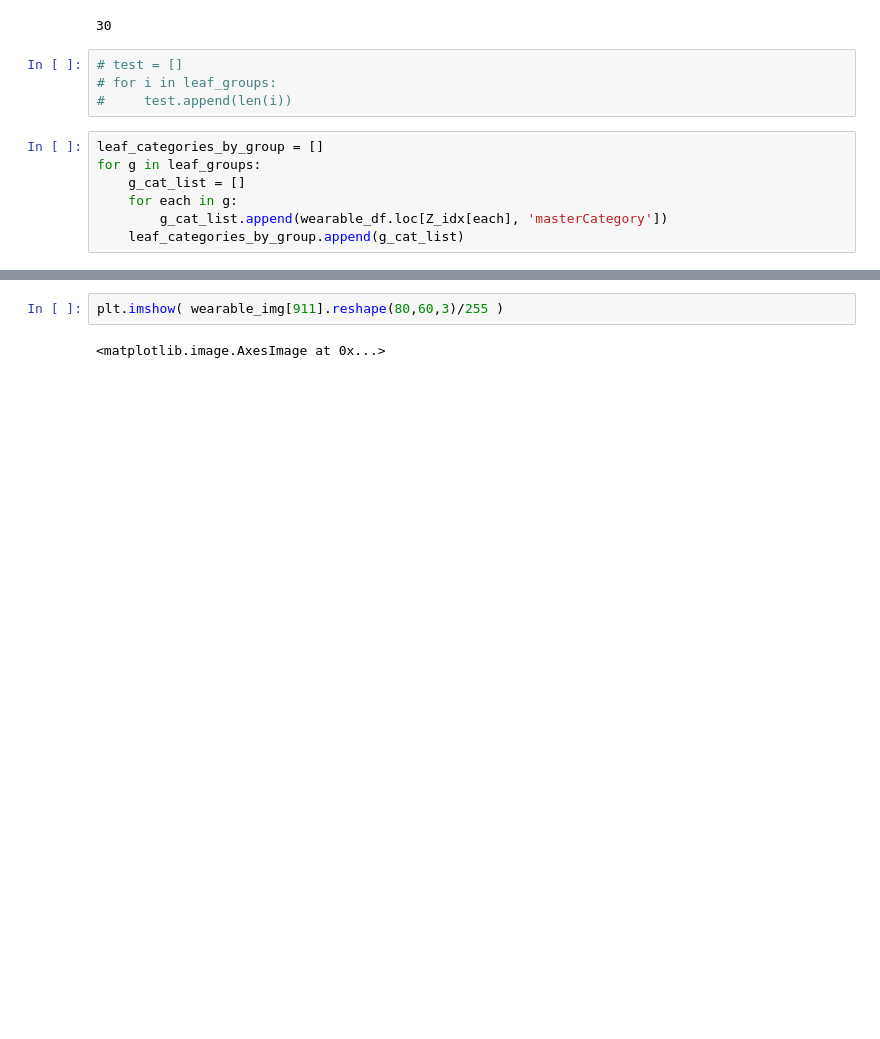
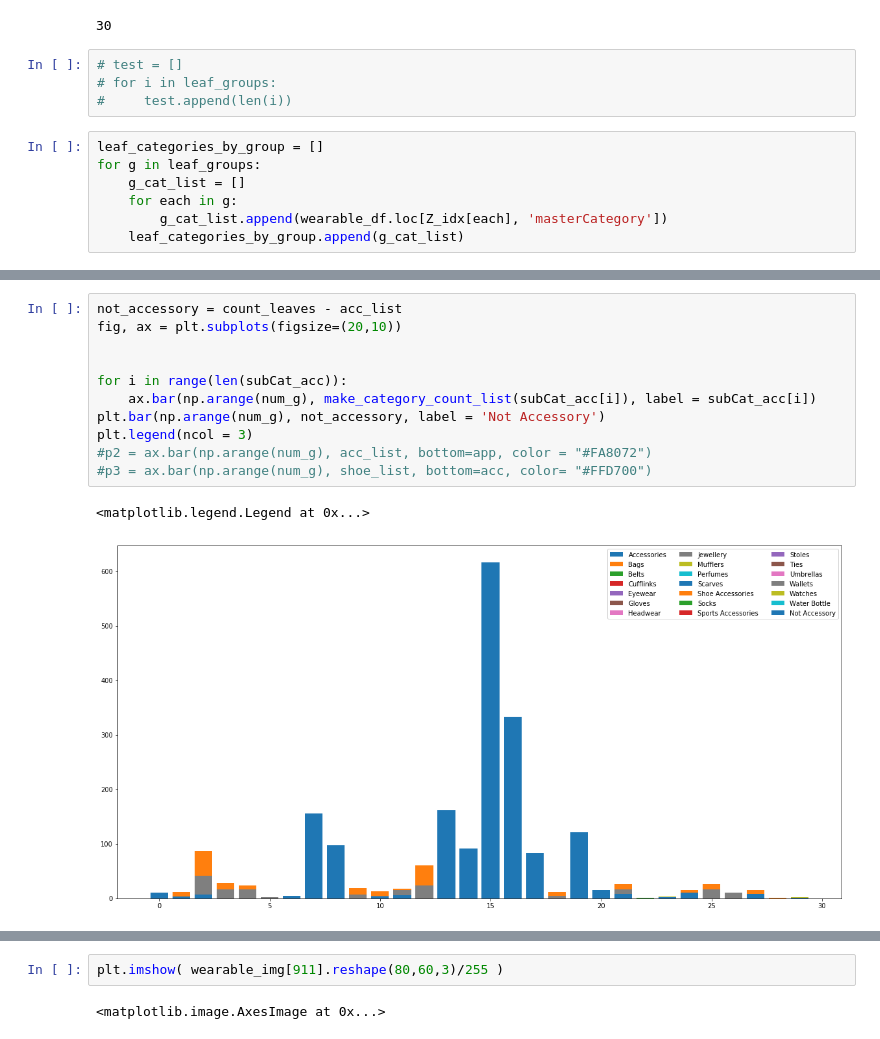
Before and after one commit to kellystroh/Clothing-Classification, a Jupyter notebook: Dendrogram.ipynb, the cells around one changed output, grey strips where cells are left out. Cells and saved outputs as stored; diff of their text form; blank space fills up the shorter version.

```diff
--- a/Dendrogram.ipynb
+++ b/Dendrogram.ipynb
@@ -330,0 +423,14 @@ for g in leaf_groups:
+# %%
+not_accessory = count_leaves - acc_list
+fig, ax = plt.subplots(figsize=(20,10))
+
+
+for i in range(len(subCat_acc)):
+    ax.bar(np.arange(num_g), make_category_count_list(subCat_acc[i]), label = subCat_acc[i])
+plt.bar(np.arange(num_g), not_accessory, label = 'Not Accessory')
+plt.legend(ncol = 3)
+#p2 = ax.bar(np.arange(num_g), acc_list, bottom=app, color = "#FA8072")
+#p3 = ax.bar(np.arange(num_g), shoe_list, bottom=acc, color= "#FFD700")
+# %% [output]
+<matplotlib.legend.Legend at 0x...>
+[figure, added]
```
Also changed, not shown: parts of 17 cells of this notebook, 1 other file.
